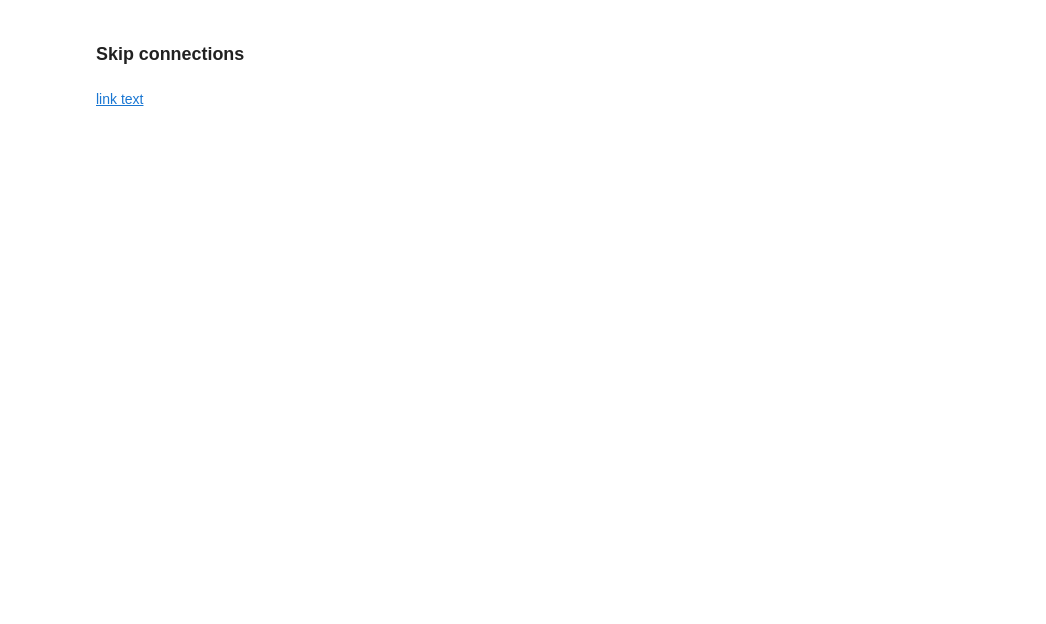
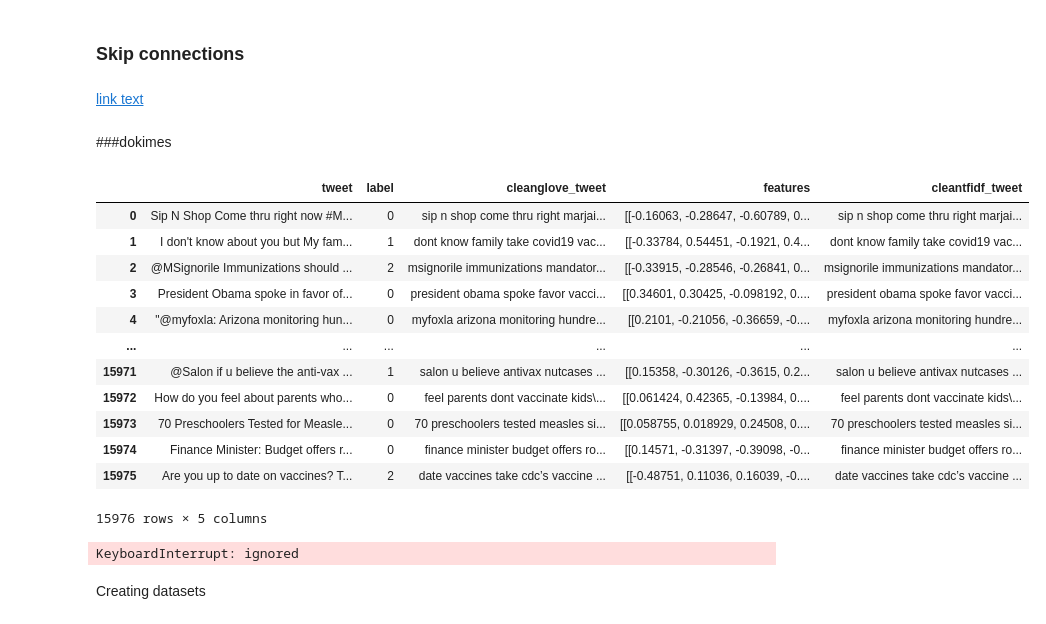
Before and after one commit to theodora-panteliou/Vaccine-Sentiment-Classifier, a Jupyter notebook: AI2_HM3_bidirectional_RNN_with_LSTM_GRU.ipynb, the cells around one changed output. Cells and saved outputs as stored; diff of their text form; code cells hidden in the pictures; blank space fills up the shorter version.

```diff
--- a/AI2_HM3_bidirectional_RNN_with_LSTM_GRU.ipynb
+++ b/AI2_HM3_bidirectional_RNN_with_LSTM_GRU.ipynb
@@ -838,0 +845,18 @@ epochs = 10
+# %% [markdown]
+###dokimes
+# %%
+df_train
+# %% [output]
+|  | tweet | label | cleanglove_tweet | features | cleantfidf_tweet |
+| 0 | Sip N Shop Come thru right now #M... | 0 | sip n shop come thru right marjai... | [[-0.16063, -0.28647, -0.60789, 0... | sip n shop come thru right marjai... |
+| 1 | I don't know about you but My fam... | 1 | dont know family take covid19 vac... | [[-0.33784, 0.54451, -0.1921, 0.4... | dont know family take covid19 vac... |
+| 2 | @MSignorile Immunizations should ... | 2 | msignorile immunizations mandator... | [[-0.33915, -0.28546, -0.26841, 0... | msignorile immunizations mandator... |
+| 3 | President Obama spoke in favor of... | 0 | president obama spoke favor vacci... | [[0.34601, 0.30425, -0.098192, 0.... | president obama spoke favor vacci... |
+| 4 | "@myfoxla: Arizona monitoring hun... | 0 | myfoxla arizona monitoring hundre... | [[0.2101, -0.21056, -0.36659, -0.... | myfoxla arizona monitoring hundre... |
+| ... | ... | ... | ... | ... | ... |
+| 15971 | @Salon if u believe the anti-vax ... | 1 | salon u believe antivax nutcases ... | [[0.15358, -0.30126, -0.3615, 0.2... | salon u believe antivax nutcases ... |
+| 15972 | How do you feel about parents who... | 0 | feel parents dont vaccinate kids\... | [[0.061424, 0.42365, -0.13984, 0.... | feel parents dont vaccinate kids\... |
+| 15973 | 70 Preschoolers Tested for Measle... | 0 | 70 preschoolers tested measles si... | [[0.058755, 0.018929, 0.24508, 0.... | 70 preschoolers tested measles si... |
+| 15974 | Finance Minister: Budget offers r... | 0 | finance minister budget offers ro... | [[0.14571, -0.31397, -0.39098, -0... | finance minister budget offers ro... |
+| 15975 | Are you up to date on vaccines? T... | 2 | date vaccines take cdc’s vaccine ... | [[-0.48751, 0.11036, 0.16039, -0.... | date vaccines take cdc’s vaccine ... |
+15976 rows × 5 columns
@@ -838,0 +866,36 @@ epochs = 10
+# %%
+
+# df_train.rename(columns={'cleanglove_tweet':'text'}, inplace=True)
+# df_test.rename(columns={'cleanglove_tweet':'text'}, inplace=True)
+# df_train.to_csv('train.csv', index=False)
+# df_test.to_csv('test.csv', index=False)
+
+TEXT = Field(tokenize = 'spacy', include_lengths=True)
+
+LABEL = LabelField(dtype = torch.float)
+
+train_val_fields = [
+  ('text', TEXT), # process it as text
+  ('label', LABEL) # process it as label
+]
+
+TEXT = Field(tokenize = 'spacy', include_lengths=True)
+LABEL = LabelField(dtype = torch.float)
+
+fields = {'text': ('text', TEXT), 'label': ('label', LABEL)}
+
+train_ds, test_ds = TabularDataset.splits(path='/content/', train='train.csv', test='test.csv', format='csv', fields=fields)
+print(vars(train_ds[0]))
+
+vocab_size = 20000
+# build the vocabulary for both of the fields
+TEXT.build_vocab(train_ds,  max_size = vocab_size, vectors = glove_package, unk_init=torch.Tensor.normal_)
+LABEL.build_vocab(train_ds)
+
+# create the 2 iterators
+train_loader, test_loader = BucketIterator.splits((train_ds, test_ds),
+    batch_size = 128, device = device, sort_within_batch = True, sort_key = lambda x: len(x.text,))
+# %% [output]
+KeyboardInterrupt: ignored
+# %% [markdown]
+Creating datasets
```
Also changed, not shown: parts of 23 cells of this notebook.
